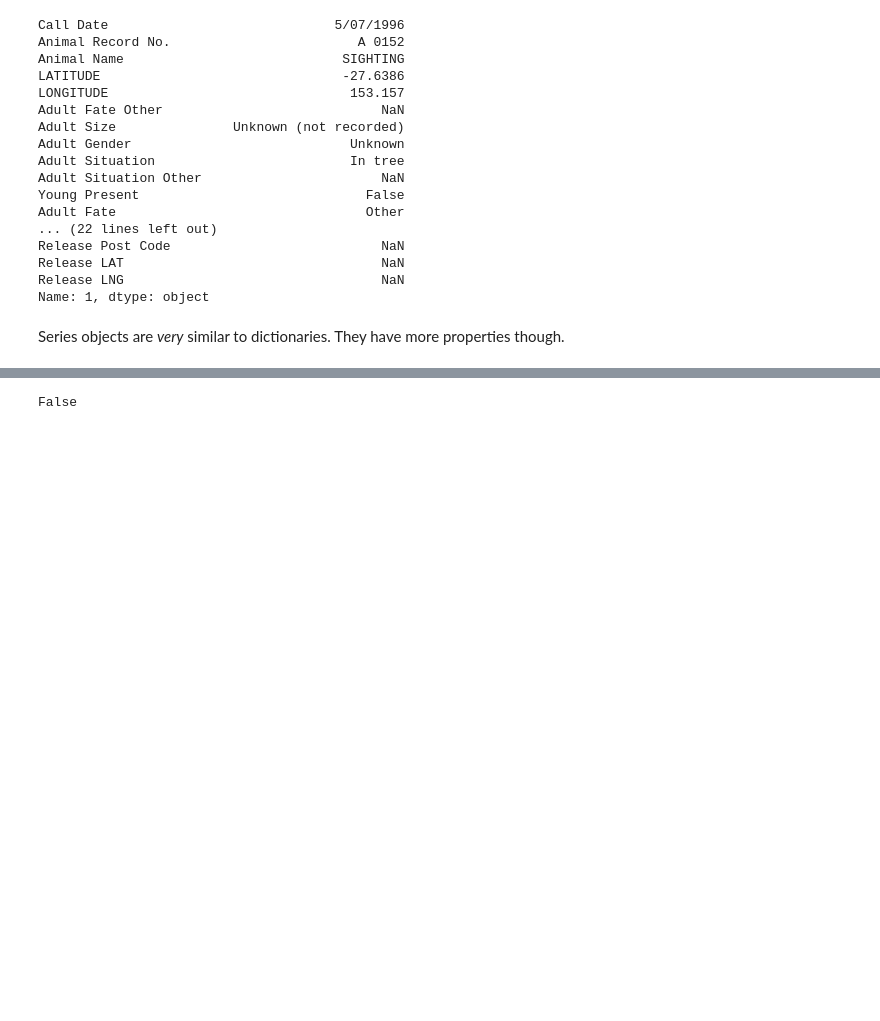
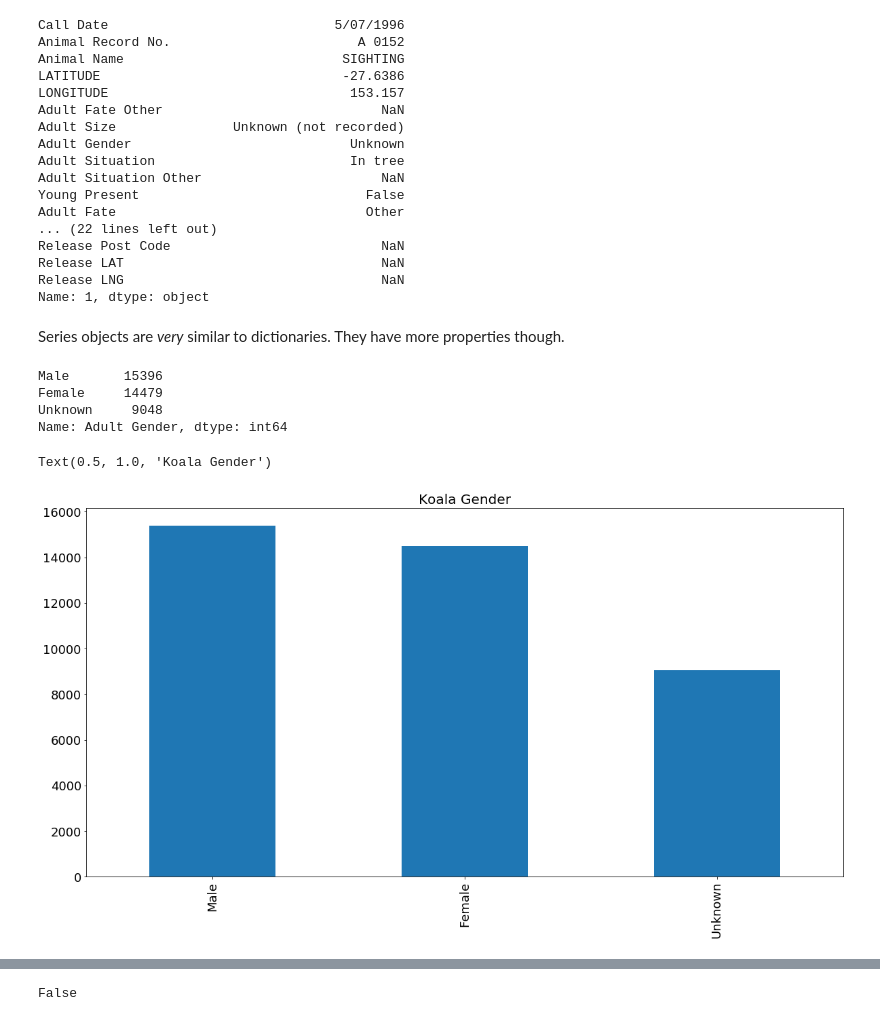
Before and after one commit to joelnorman99/Open-Data-Project, a Jupyter notebook: basic_pandas.ipynb, the cells around one changed output, grey strips where cells are left out. Drawn from its saved outputs; the diff is of its cells as text; code cells hidden in the pictures; blank space fills up the shorter version.

Commit message:
Data Project committ

```diff
--- a/basic_pandas.ipynb
+++ b/basic_pandas.ipynb
@@ -91,3 +91,14 @@ Release LNG                                 NaN
 Name: 1, dtype: object
 # %% [markdown]
 Series objects are _very_ similar to dictionaries. They have more properties though.
+# %%
+print(koala_data["Adult Gender"].value_counts())
+koala_data["Adult Gender"].value_counts().plot(kind="bar", fontsize=18)
+plt.title("Koala Gender", fontsize=20)
+# %% [output]
+Male       15396
+Female     14479
+Unknown     9048
+Name: Adult Gender, dtype: int64
+Text(0.5, 1.0, 'Koala Gender')
+[figure, added]
```
Also changed, not shown: parts of 6 cells of this notebook.
